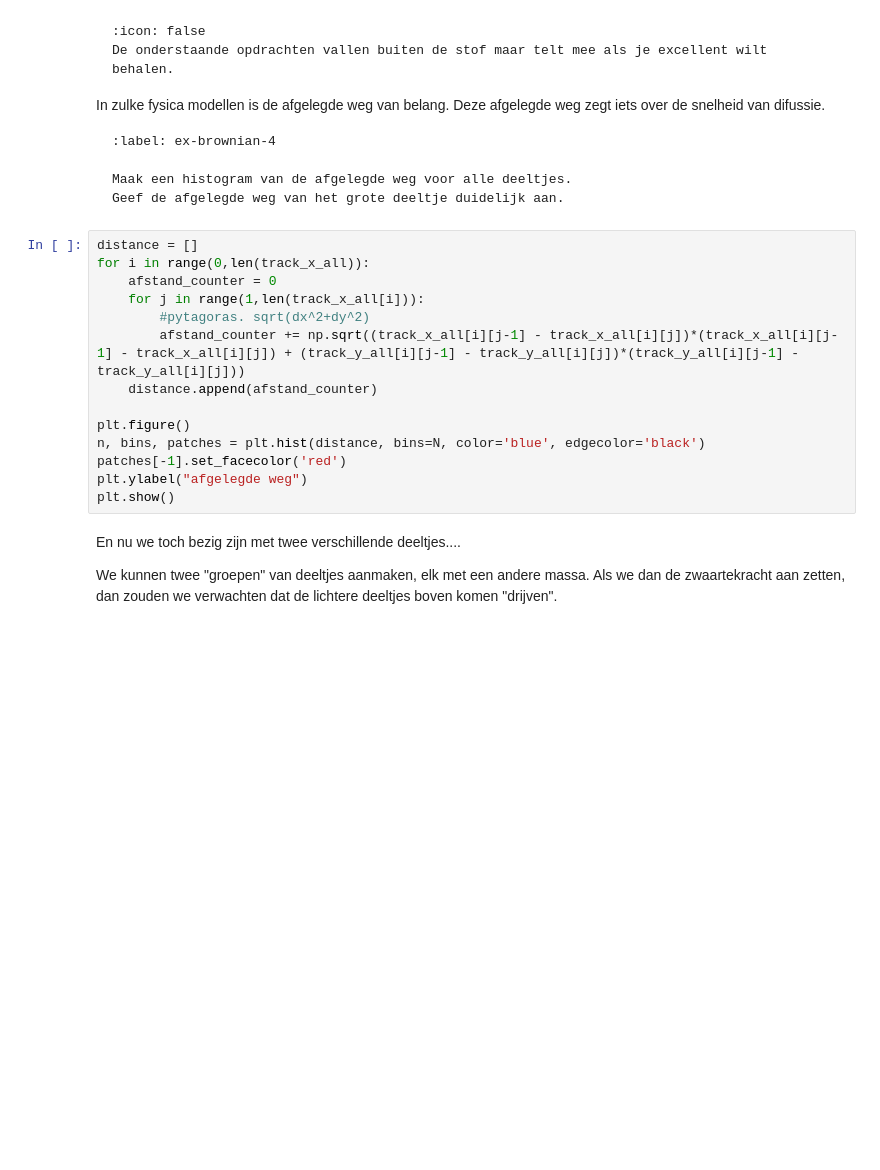
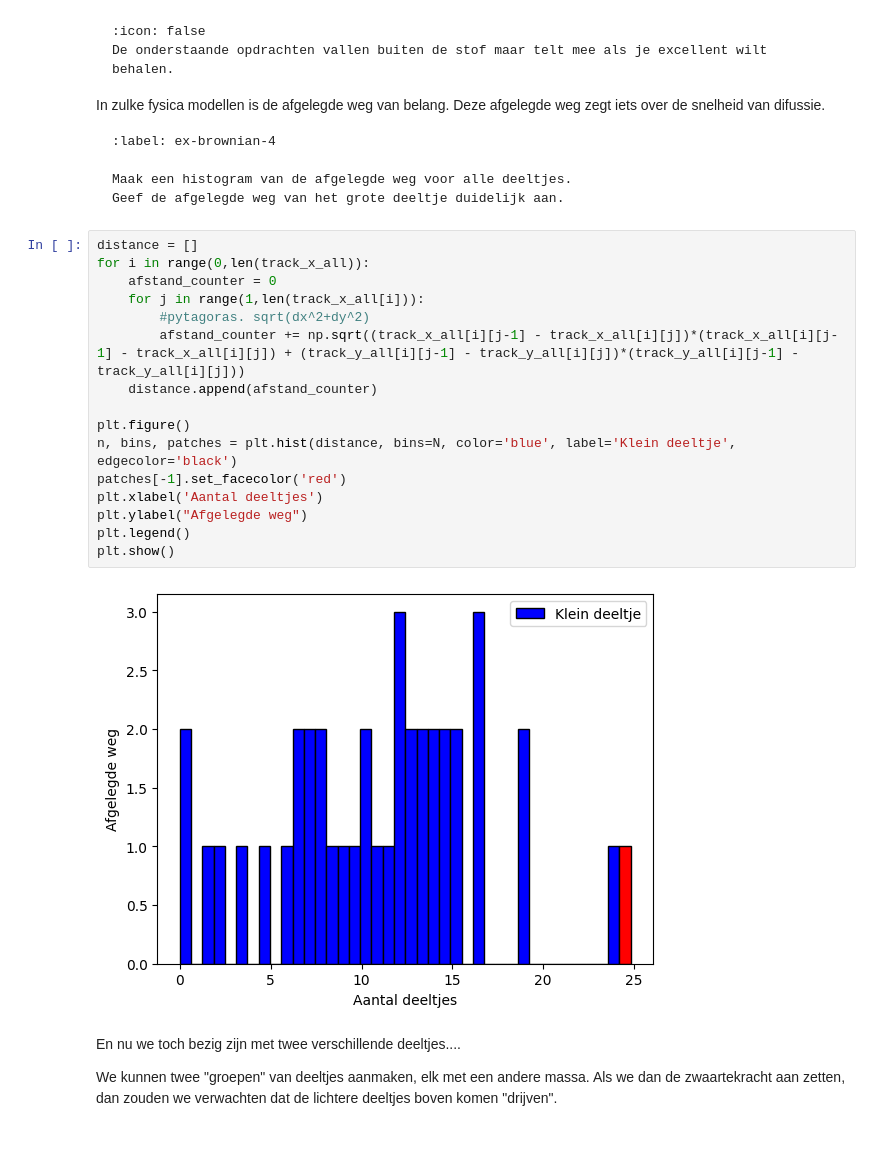
Before and after one commit to firebase21/Group7, a Jupyter notebook: Content/PySim/4_brownianmotion.ipynb, the cells around one changed output. Saved outputs shown, nothing was run; the diff lists cells and outputs as text; blank space fills up the shorter version.

```diff
--- a/Content/PySim/4_brownianmotion.ipynb
+++ b/Content/PySim/4_brownianmotion.ipynb
@@ -224,17 +238,21 @@ Geef de afgelegde weg van het grote deeltje duidelijk aan.
 # %%
 distance = []
 for i in range(0,len(track_x_all)):
     afstand_counter = 0
     for j in range(1,len(track_x_all[i])):
         #pytagoras. sqrt(dx^2+dy^2)
         afstand_counter += np.sqrt((track_x_all[i][j-1] - track_x_all[i][j])*(track_x_all[i][j-1] - track_x_all[i][j]) + (track_y_all[i][j-1] - track_y_all[i][j])*(track_y_all[i][j-1] - track_y_all[i][j]))
     distance.append(afstand_counter)
 
 plt.figure()
-n, bins, patches = plt.hist(distance, bins=N, color='blue', edgecolor='black')
+n, bins, patches = plt.hist(distance, bins=N, color='blue', label='Klein deeltje', edgecolor='black')
 patches[-1].set_facecolor('red')
-plt.ylabel("afgelegde weg")
+plt.xlabel('Aantal deeltjes')
+plt.ylabel("Afgelegde weg")
+plt.legend()
 plt.show()
+# %% [output]
+[figure, added]
 # %% [markdown]
 En nu we toch bezig zijn met twee verschillende deeltjes....
 
```
Also changed, not shown: parts of 7 cells of this notebook, 1 other file.
